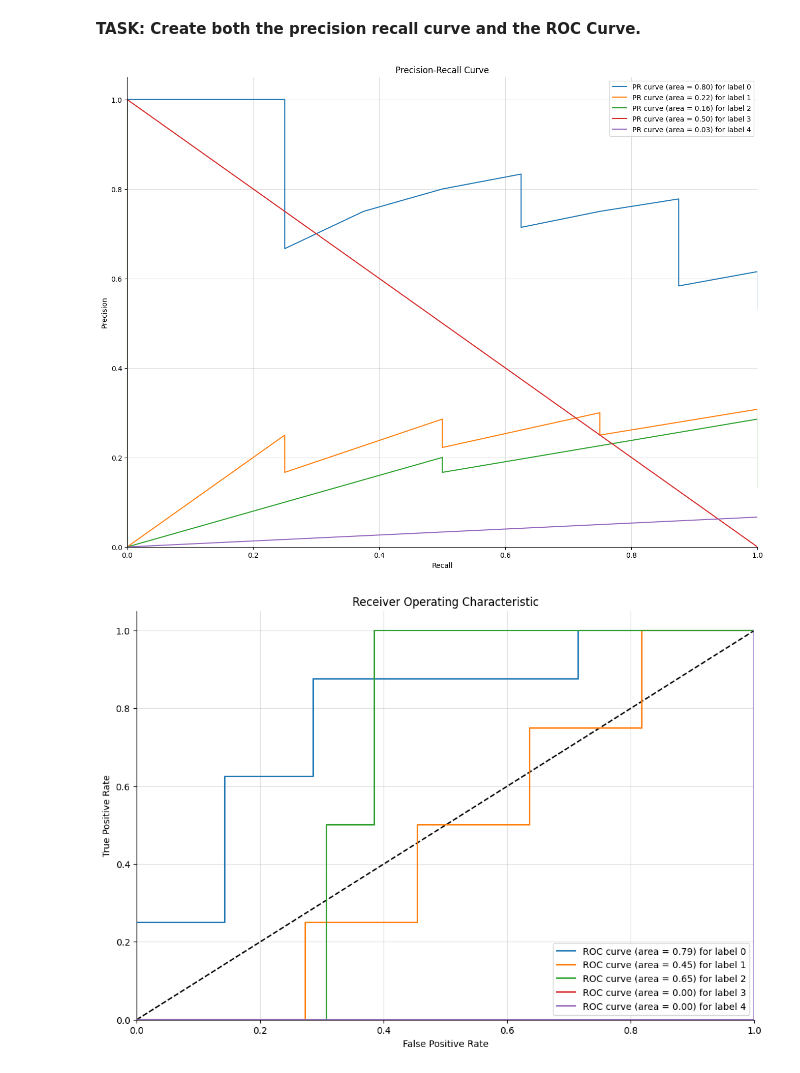
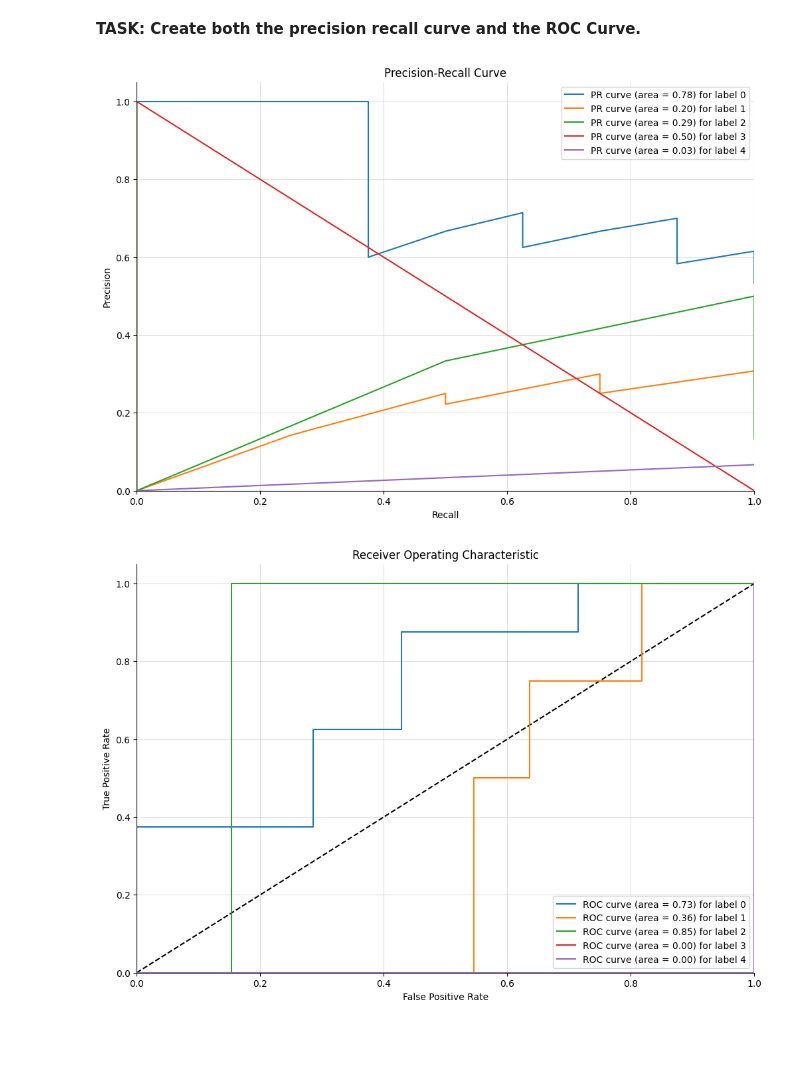
Before and after one commit to gerard-ompad/DATA_ANALYTICS, a Jupyter notebook: Assignments/Lecture_5_Logistic_Regression_Assignment.ipynb, the cells around one changed output. Drawn from its saved outputs; the diff is of its cells as text; code cells hidden in the pictures; blank space fills up the shorter version.

Commit message:
fix(assgn): resized precision-recall for logistic regression and changed scoring

```diff
--- a/Assignments/Lecture_5_Logistic_Regression_Assignment.ipynb
+++ b/Assignments/Lecture_5_Logistic_Regression_Assignment.ipynb
@@ -243,6 +243,6 @@ log_model = LogisticRegression(solver="saga", multi_class="multinomial", max_ite
 C = np.logspace(0, 8, 20)
 penalties = ["l1", "l2"]
 
-grid_model = GridSearchCV(log_model, param_grid={ 'C': C, 'penalty': penalties }, cv=5, scoring="neg_mean_squared_error")
+grid_model = GridSearchCV(log_model, param_grid={ 'C': C, 'penalty': penalties })
 grid_model.fit(scaled_X_train, y_train)
 # %% [output]
@@ -388,28 +386,28 @@ y_score = grid_model.decision_function(scaled_X_test)
 # %%
 precision = {}
 recall = {}
 pr_auc = {}
 
 for i in labels:
     precision[i], recall[i], _ = precision_recall_curve(y_test_dummies[:, i], y_score[:, i])
     pr_auc[i] = auc(recall[i], precision[i])
 
-fig, ax = plt.subplots(figsize=(16, 12))
+fig, ax = plt.subplots(figsize=(12, 8))
 ax.set_xlim([0.0, 1.0])
 ax.set_ylim([0.0, 1.05])
 ax.set_xlabel('Recall')
 ax.set_ylabel('Precision')
 ax.set_title('Precision-Recall Curve')
 
 for i in range(len(labels)):
     ax.plot(recall[i], precision[i], label=f'PR curve (area = {pr_auc[i]:.2f}) for label {i}')
 
 ax.legend(loc="best")
 ax.grid(alpha=.4)
 sns.despine()
 plt.show()
 # %% [output]
-[figure, old version]
+[figure, new version]
 # %%
 fpr = {}
 tpr = {}
@@ -435,4 +433,4 @@ ax.grid(alpha=.4)
 sns.despine()
 plt.show()
 # %% [output]
-[figure, old version]
+[figure, new version]
```
Also changed, not shown: parts of 6 cells of this notebook.
